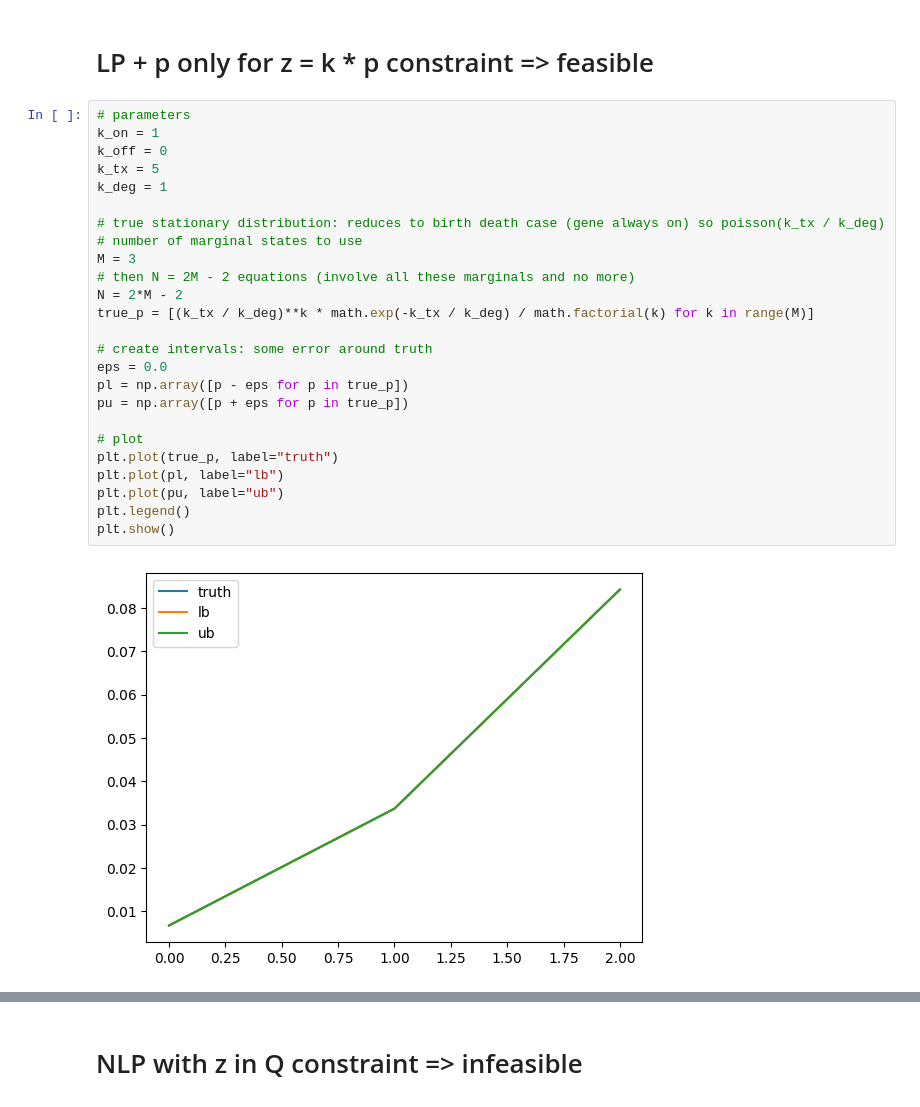
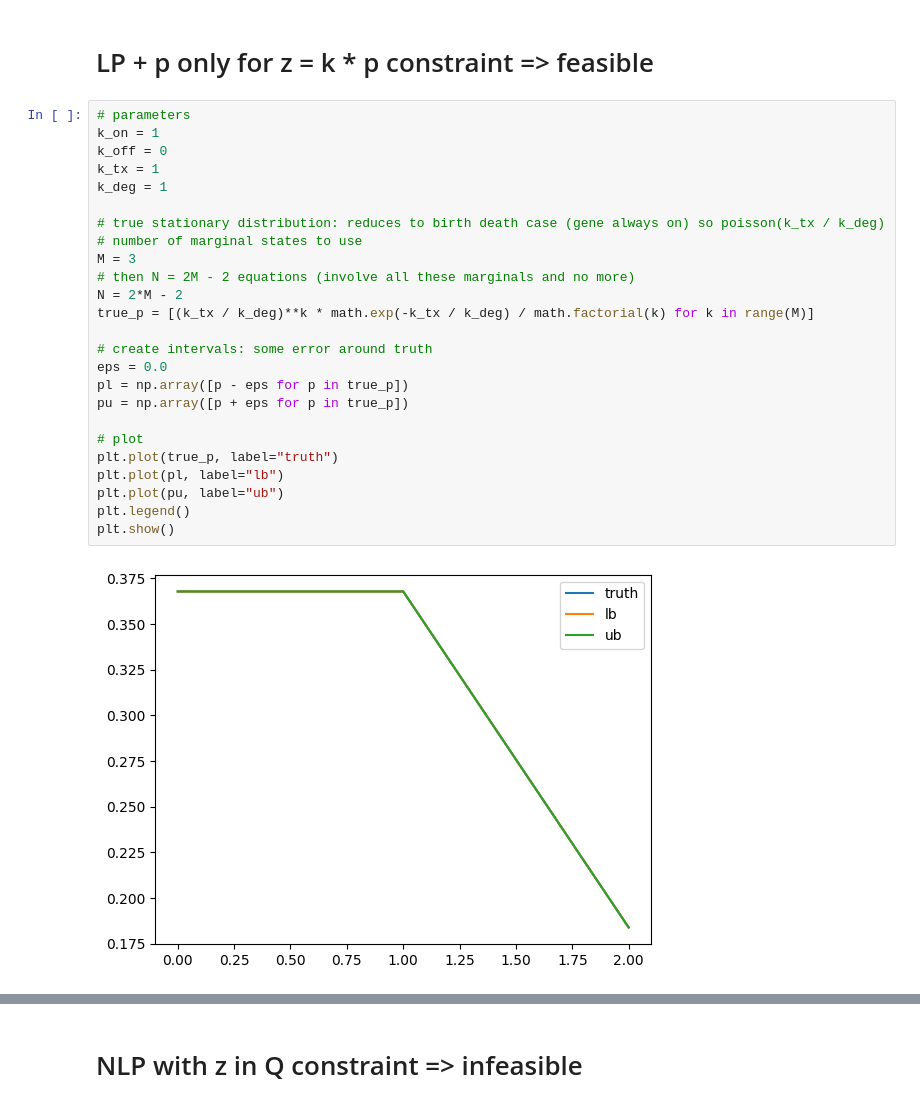
Before and after one commit to willjgh/M4R, a Jupyter notebook: non_linear_prog.ipynb, the cells around one changed output, grey strips where cells are left out. Drawn from its saved outputs; the diff is of its cells as text.

```diff
--- a/non_linear_prog.ipynb
+++ b/non_linear_prog.ipynb
@@ -1300,30 +1337,30 @@ k_tx in (1.262485303690635e-13, 99.99999999428438)
 # %%
 # parameters
 k_on = 1
 k_off = 0
-k_tx = 5
+k_tx = 1
 k_deg = 1
 
 # true stationary distribution: reduces to birth death case (gene always on) so poisson(k_tx / k_deg)
 # number of marginal states to use
 M = 3
 # then N = 2M - 2 equations (involve all these marginals and no more)
 N = 2*M - 2
 true_p = [(k_tx / k_deg)**k * math.exp(-k_tx / k_deg) / math.factorial(k) for k in range(M)]
 
 # create intervals: some error around truth
 eps = 0.0
 pl = np.array([p - eps for p in true_p])
 pu = np.array([p + eps for p in true_p])
 
 # plot
 plt.plot(true_p, label="truth")
 plt.plot(pl, label="lb")
 plt.plot(pu, label="ub")
 plt.legend()
 plt.show()
 # %% [output]
-[figure, old version]
+[figure, new version]
 # %%
 # create Qr matrices:
 # create N + 2 x N + 2 square and drop last 2 rows, as have 2 upper diagonals
```
Also changed, not shown: parts of 11 cells of this notebook.
